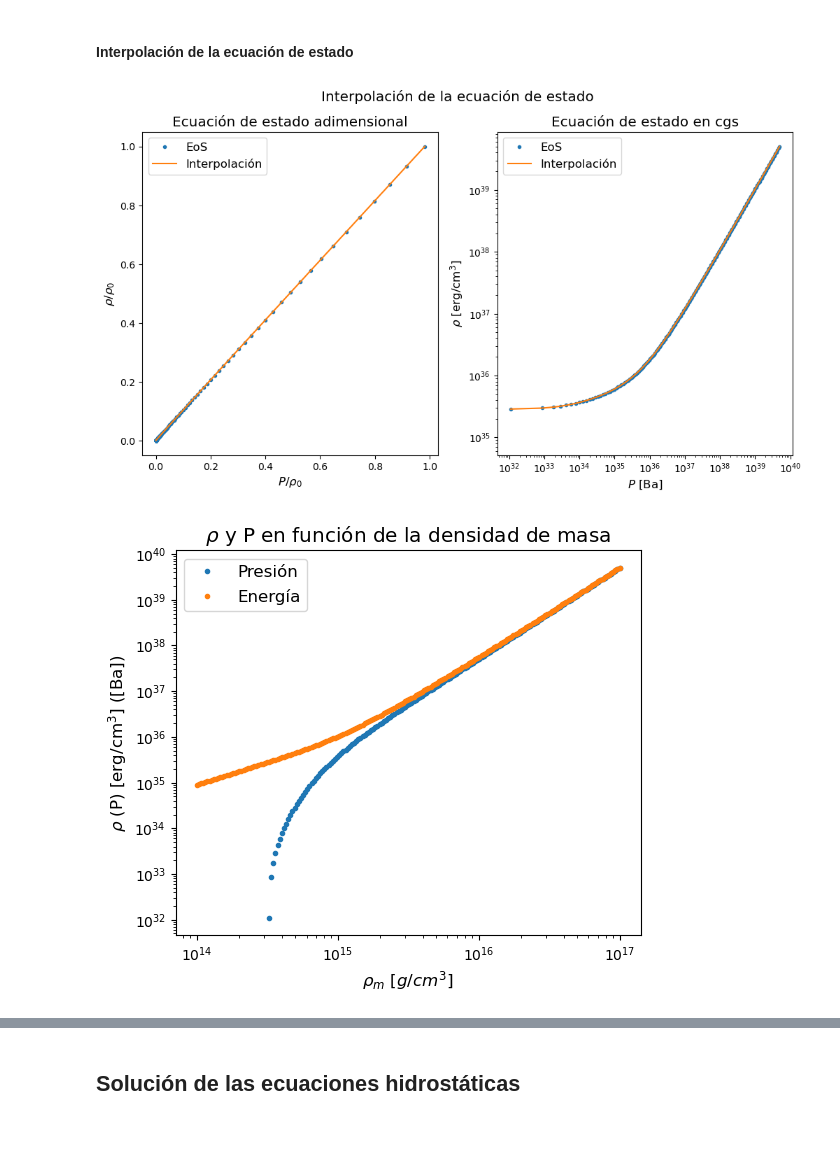
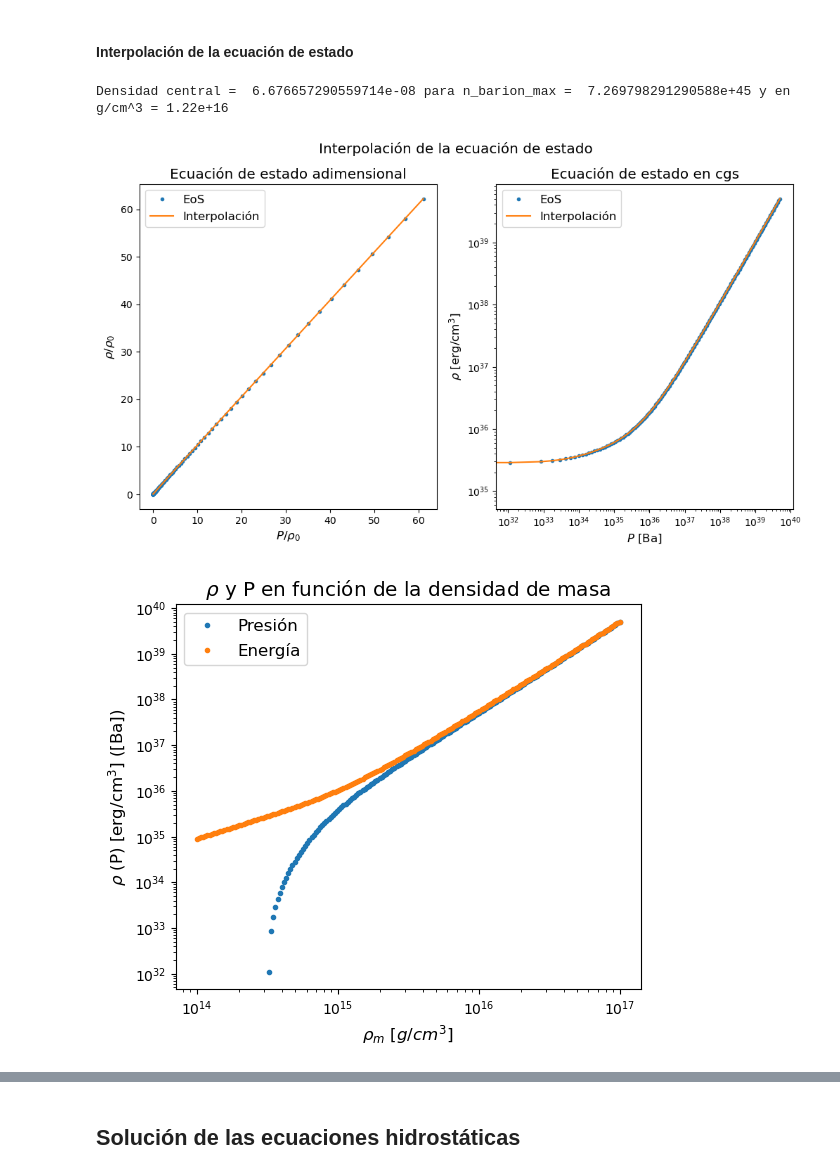
Before and after one commit to Vendetta0462/CalculosSimulaciones, a Jupyter notebook: NS_Structure/modelo_sigma-omega.ipynb, the cells around one changed output, grey strips where cells are left out. Saved outputs shown, nothing was run; the diff lists cells and outputs as text; code cells hidden in the pictures; blank space fills up the shorter version.

Commit message:
Funciones para las interpolaciones inversas (n(rho), n(P)), comoparacion de diferentes rho0 e integración para rho_0 = lambda/2

```diff
--- a/NS_Structure/modelo_sigma-omega.ipynb
+++ b/NS_Structure/modelo_sigma-omega.ipynb
@@ -108,7 +108,7 @@ def energia_presion(n_barion, A_sigma, A_omega, rho_0, return_x_f=False):
     else:
         return energia, presion
 
-def EoS(n_barion, A_sigma, A_omega, rho_0, return_presion_cambio=False):
+def EoS(n_barion, A_sigma, A_omega, rho_0, return_presion_cambio=False, funcion_return='EoS'):
     energias = np.array([])
     presiones = np.array([])
     n_sirve = np.array([])
@@ -125,11 +125,15 @@ def EoS(n_barion, A_sigma, A_omega, rho_0, return_presion_cambio=False):
             presion_cambio = i+1
             break
     # print("Presión cambia de negativo a positivo en indice", presion_cambio, "en n_barion =", n_sirve[presion_cambio], ", log10(rho_m) =", np.log10(n_sirve[presion_cambio]*m_nuc_MKS*1e-3), "log10(g/cm^3)")
-
-    if return_presion_cambio:
-        return CubicSpline(presiones[presion_cambio:], energias[presion_cambio:]), presiones, energias, n_sirve, presion_cambio
-    else:
-        return CubicSpline(presiones, energias), presiones, energias, n_sirve
+    if funcion_return == 'EoS':
+        if return_presion_cambio:
+            return CubicSpline(presiones[presion_cambio:], energias[presion_cambio:]), presiones, energias, n_sirve, presion_cambio
+        else:
+            return CubicSpline(presiones, energias), presiones, energias, n_sirve
+    elif funcion_return == 'energia_inv':
+        return CubicSpline(energias[presion_cambio:], n_sirve[presion_cambio:]), presiones, energias, n_sirve, presion_cambio
+    elif funcion_return == 'presion_inv':
+        return CubicSpline(presiones[presion_cambio:], n_sirve[presion_cambio:]), presiones, energias, n_sirve, presion_cambio
 # %% [markdown]
 ### Resultado de la EoS
 # %% [markdown]
@@ -200,17 +204,24 @@ Densidad de saturación n_saturacion = 0.19536254832468525 1/fm^3 y energia de e
 # %% [markdown]
 #### Interpolación de la ecuación de estado
 # %%
-# Calculamos la densidad de energía central para una densidad barionica de 1e47
+# Definimos el rango de densidades de bariones para la interpolación
 densidad_masa_max = 1e17*1e3 # g/cm^3 a kg/m^3
 densidad_masa_min = 1e14*1e3 # g/cm^3 a kg/m^3
 n_barion_max = densidad_masa_max/m_nuc_MKS # m^-3
 n_barion_min = densidad_masa_min/m_nuc_MKS # m^-3
+n_barion = np.logspace(np.log10(n_barion_min), np.log10(n_barion_max), 200)
 
-rho_0, _ = energia_presion(n_barion_max, A_sigma, A_omega, 1)
+# Tomamos un valor de rho_0 para la interpolación
+lambda_ = m_nuc**4/hbar**3 # Constante de escala empleada
+rho_0 = lambda_/2.0 # lambda_/(2*rho_0) = 1
 # print("Densidad central = ", rho_0, "para n_barion_max = ", n_barion_max)
 
-# Definimos el rango de densidades barionicas e interpolamos la ecuación de estado
-n_barion = np.logspace(np.log10(n_barion_min), np.log10(n_barion_max), 200)
+# Hallamos a que densidad de bariones corresponde este valor de rho_0
+energias_inv, _, _, n_sirve, _ = EoS(n_barion, A_sigma, A_omega, rho_0, funcion_return='energia_inv')
+n_0 = energias_inv(1)
+print("Densidad central = ", rho_0, "para n_barion_max = ", n_0, "y en g/cm^3 =", format(n_0*m_nuc_MKS*1e-3,"2.2e"))
+
+# Interpolamos la ecuación de estado
 rho_P, presiones, energias, n_sirve, presion_cambio = EoS(n_barion, A_sigma, A_omega, rho_0, return_presion_cambio=True)
 
 # Graficamos la ecuación de estado rho(P)
@@ -218,34 +229,35 @@ fig, (ax1, ax2) = plt.subplots(1, 2, figsize=(12, 6))
 
 #Adimensional
 ax1.plot(presiones, energias, "o", label='EoS')
 ax1.plot(presiones, rho_P(presiones), label='Interpolación')
 ax1.set_xlabel(r'$P/\rho_0$')
 ax1.set_ylabel(r'$\rho/\rho_0$')
 ax1.set_title('Ecuación de estado adimensional')
 ax1.legend()
 
-#MKS
+#cgs
 rho_geoToMKS = c_MKS**4/G_MKS # factor de conversión de densidad de energía y presión de unidades geométricas a MKS
 rho_MKSTocgs = 10 # factor de conversión de densidad de energía y presión de unidades MKS a cgs
 ax2.loglog(presiones*rho_0*rho_geoToMKS*rho_MKSTocgs, energias*rho_0*rho_geoToMKS*rho_MKSTocgs, "o", label='EoS')
-ax2.loglog(presiones[presion_cambio:]*rho_0*rho_geoToMKS*rho_MKSTocgs, rho_P(presiones[presion_cambio:])*rho_0*rho_geoToMKS*rho_MKSTocgs, label='Interpolación')
+ax2.loglog(presiones*rho_0*rho_geoToMKS*rho_MKSTocgs, rho_P(presiones)*rho_0*rho_geoToMKS*rho_MKSTocgs, label='Interpolación')
 ax2.set_xlabel(r'$P$ [Ba]')
 ax2.set_ylabel(r'$\rho$ [erg/cm$^3$]')
 ax2.set_title('Ecuación de estado en cgs')
 ax2.legend()
 
 plt.suptitle('Interpolación de la ecuación de estado')
 plt.show()
 
 # Graficamos presión y energía en función de n_barion
 plt.figure(figsize=(6, 5))
 plt.loglog(n_sirve*m_nuc_MKS*1e-3, presiones*rho_0*rho_geoToMKS*rho_MKSTocgs, "o", label='Presión')
 plt.loglog(n_sirve*m_nuc_MKS*1e-3, energias*rho_0*rho_geoToMKS*rho_MKSTocgs, "o", label='Energía')
 plt.xlabel(r'$\rho_m$ $[g/cm^3]$')
 plt.ylabel(r'$\rho$ (P) [erg/cm$^3$] ([Ba])')
 plt.title(r'$\rho$ y P en función de la densidad de masa')
 plt.legend()
 plt.show()
 # %% [output]
+Densidad central =  6.676657290559714e-08 para n_barion_max =  7.269798291290588e+45 y en g/cm^3 = 1.22e+16
-[figure, old version]
+[figure, new version]
 [figure]
```
Also changed, not shown: parts of 8 cells of this notebook, 1 other file.
